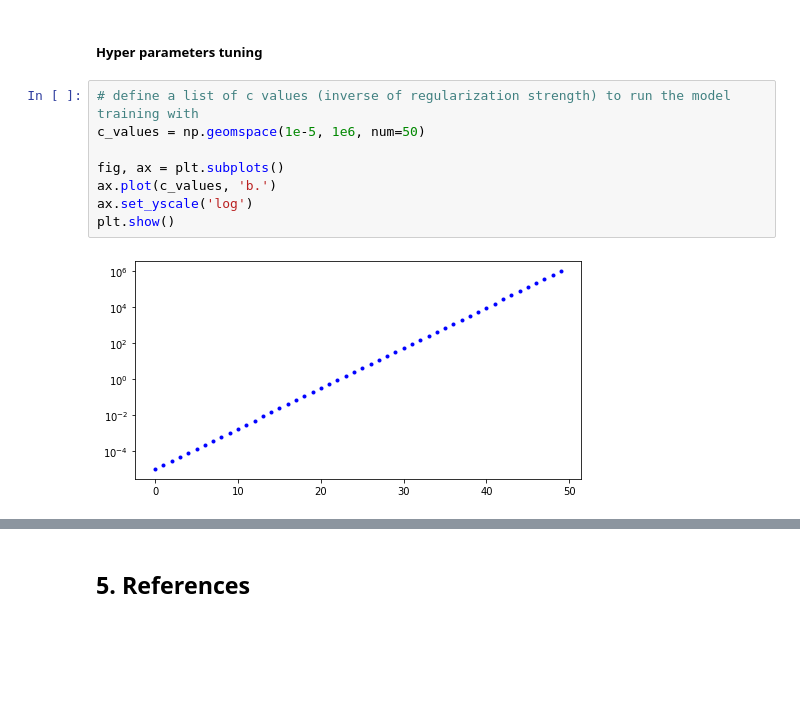
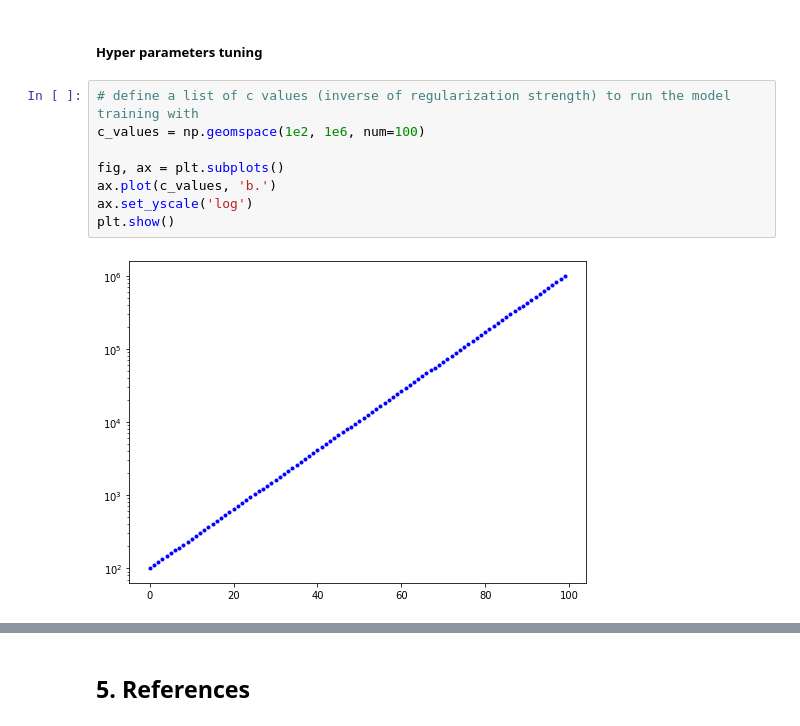
Before and after one commit to przemekbil/PfDA_2021_project, a Jupyter notebook: Project.ipynb, the cells around one changed output, grey strips where cells are left out. Drawn from its saved outputs; the diff is of its cells as text; blank space fills up the shorter version.

```diff
--- a/Project.ipynb
+++ b/Project.ipynb
@@ -914,13 +916,13 @@ weighted avg       0.87      0.78      0.80      9600
 #####  Hyper parameters tuning
 # %%
 # define a list of c values (inverse of regularization strength) to run the model training with
-c_values = np.geomspace(1e-5, 1e6, num=50)
+c_values = np.geomspace(1e2, 1e6, num=100)
 
 fig, ax = plt.subplots()
 ax.plot(c_values, 'b.')
 ax.set_yscale('log')
 plt.show()
 # %% [output]
-[figure, old version]
+[figure, new version]
 # %%
 %%time
```
Also changed, not shown: parts of 33 cells of this notebook.
